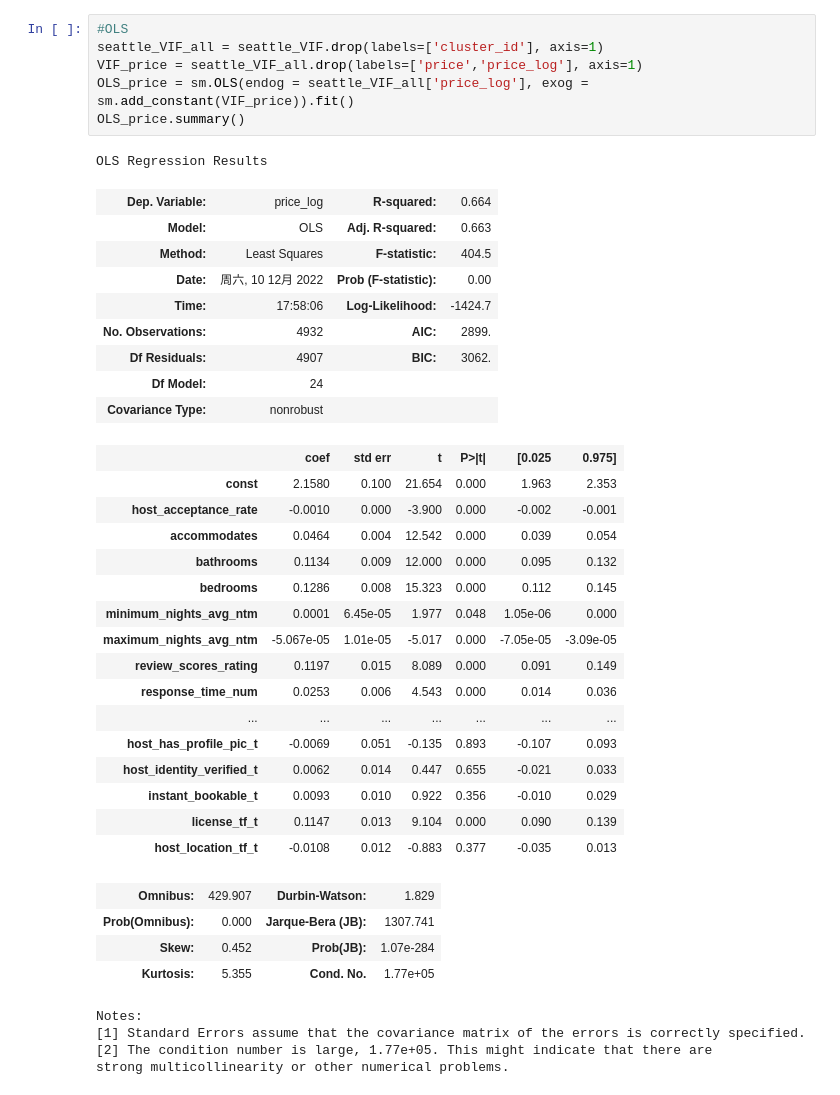
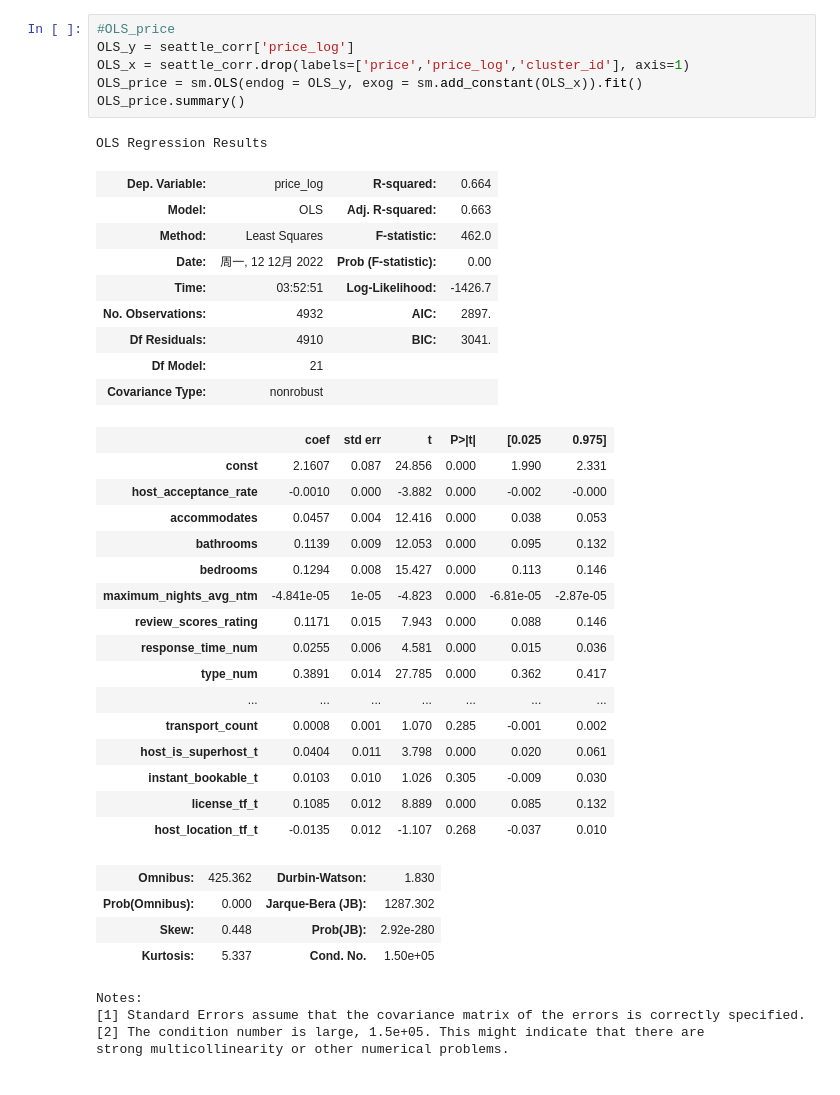
Before and after one commit to XianlaiYin/CASA0007, a Jupyter notebook: Group/Spatial.ipynb, the cells around one changed output. Saved outputs shown, nothing was run; the diff lists cells and outputs as text.

```diff
--- a/Group/Spatial.ipynb
+++ b/Group/Spatial.ipynb
@@ -431,41 +529,41 @@ NormaltestResult(statistic=3923.1727360570785, pvalue=0.0)
 # %%
-#OLS
-seattle_VIF_all = seattle_VIF.drop(labels=['cluster_id'], axis=1)
-VIF_price = seattle_VIF_all.drop(labels=['price','price_log'], axis=1)
-OLS_price = sm.OLS(endog = seattle_VIF_all['price_log'], exog = sm.add_constant(VIF_price)).fit()
+#OLS_price
+OLS_y = seattle_corr['price_log']
+OLS_x = seattle_corr.drop(labels=['price','price_log','cluster_id'], axis=1)
+OLS_price = sm.OLS(endog = OLS_y, exog = sm.add_constant(OLS_x)).fit()
 OLS_price.summary()
 # %% [output]
 OLS Regression Results
 | Dep. Variable: | price_log | R-squared: | 0.664 |
 | Model: | OLS | Adj. R-squared: | 0.663 |
-| Method: | Least Squares | F-statistic: | 404.5 |
-| Date: | 周六, 10 12月 2022 | Prob (F-statistic): | 0.00 |
-| Time: | 17:58:06 | Log-Likelihood: | -1424.7 |
-| No. Observations: | 4932 | AIC: | 2899. |
-| Df Residuals: | 4907 | BIC: | 3062. |
-| Df Model: | 24 |  |  |
+| Method: | Least Squares | F-statistic: | 462.0 |
+| Date: | 周一, 12 12月 2022 | Prob (F-statistic): | 0.00 |
+| Time: | 03:52:51 | Log-Likelihood: | -1426.7 |
+| No. Observations: | 4932 | AIC: | 2897. |
+| Df Residuals: | 4910 | BIC: | 3041. |
+| Df Model: | 21 |  |  |
 | Covariance Type: | nonrobust |  |  |
 |  | coef | std err | t | P>|t| | [0.025 | 0.975] |
-| const | 2.1580 | 0.100 | 21.654 | 0.000 | 1.963 | 2.353 |
-| host_acceptance_rate | -0.0010 | 0.000 | -3.900 | 0.000 | -0.002 | -0.001 |
-| accommodates | 0.0464 | 0.004 | 12.542 | 0.000 | 0.039 | 0.054 |
-| bathrooms | 0.1134 | 0.009 | 12.000 | 0.000 | 0.095 | 0.132 |
-| bedrooms | 0.1286 | 0.008 | 15.323 | 0.000 | 0.112 | 0.145 |
-| minimum_nights_avg_ntm | 0.0001 | 6.45e-05 | 1.977 | 0.048 | 1.05e-06 | 0.000 |
-| maximum_nights_avg_ntm | -5.067e-05 | 1.01e-05 | -5.017 | 0.000 | -7.05e-05 | -3.09e-05 |
-| review_scores_rating | 0.1197 | 0.015 | 8.089 | 0.000 | 0.091 | 0.149 |
-| response_time_num | 0.0253 | 0.006 | 4.543 | 0.000 | 0.014 | 0.036 |
+| const | 2.1607 | 0.087 | 24.856 | 0.000 | 1.990 | 2.331 |
+| host_acceptance_rate | -0.0010 | 0.000 | -3.882 | 0.000 | -0.002 | -0.000 |
+| accommodates | 0.0457 | 0.004 | 12.416 | 0.000 | 0.038 | 0.053 |
+| bathrooms | 0.1139 | 0.009 | 12.053 | 0.000 | 0.095 | 0.132 |
+| bedrooms | 0.1294 | 0.008 | 15.427 | 0.000 | 0.113 | 0.146 |
+| maximum_nights_avg_ntm | -4.841e-05 | 1e-05 | -4.823 | 0.000 | -6.81e-05 | -2.87e-05 |
+| review_scores_rating | 0.1171 | 0.015 | 7.943 | 0.000 | 0.088 | 0.146 |
+| response_time_num | 0.0255 | 0.006 | 4.581 | 0.000 | 0.015 | 0.036 |
+| type_num | 0.3891 | 0.014 | 27.785 | 0.000 | 0.362 | 0.417 |
 | ... | ... | ... | ... | ... | ... | ... |
-| host_has_profile_pic_t | -0.0069 | 0.051 | -0.135 | 0.893 | -0.107 | 0.093 |
-| host_identity_verified_t | 0.0062 | 0.014 | 0.447 | 0.655 | -0.021 | 0.033 |
-| instant_bookable_t | 0.0093 | 0.010 | 0.922 | 0.356 | -0.010 | 0.029 |
-| license_tf_t | 0.1147 | 0.013 | 9.104 | 0.000 | 0.090 | 0.139 |
-| host_location_tf_t | -0.0108 | 0.012 | -0.883 | 0.377 | -0.035 | 0.013 |
+| transport_count | 0.0008 | 0.001 | 1.070 | 0.285 | -0.001 | 0.002 |
+| host_is_superhost_t | 0.0404 | 0.011 | 3.798 | 0.000 | 0.020 | 0.061 |
+| instant_bookable_t | 0.0103 | 0.010 | 1.026 | 0.305 | -0.009 | 0.030 |
+| license_tf_t | 0.1085 | 0.012 | 8.889 | 0.000 | 0.085 | 0.132 |
+| host_location_tf_t | -0.0135 | 0.012 | -1.107 | 0.268 | -0.037 | 0.010 |
-| Omnibus: | 429.907 | Durbin-Watson: | 1.829 |
-| Prob(Omnibus): | 0.000 | Jarque-Bera (JB): | 1307.741 |
-| Skew: | 0.452 | Prob(JB): | 1.07e-284 |
-| Kurtosis: | 5.355 | Cond. No. | 1.77e+05 |
+| Omnibus: | 425.362 | Durbin-Watson: | 1.830 |
+| Prob(Omnibus): | 0.000 | Jarque-Bera (JB): | 1287.302 |
+| Skew: | 0.448 | Prob(JB): | 2.92e-280 |
+| Kurtosis: | 5.337 | Cond. No. | 1.50e+05 |
 Notes:
 [1] Standard Errors assume that the covariance matrix of the errors is correctly specified.
-[2] The condition number is large, 1.77e+05. This might indicate that there are
+[2] The condition number is large, 1.5e+05. This might indicate that there are
 strong multicollinearity or other numerical problems.
```
Also changed, not shown: parts of 12 cells of this notebook, 35 other files.
